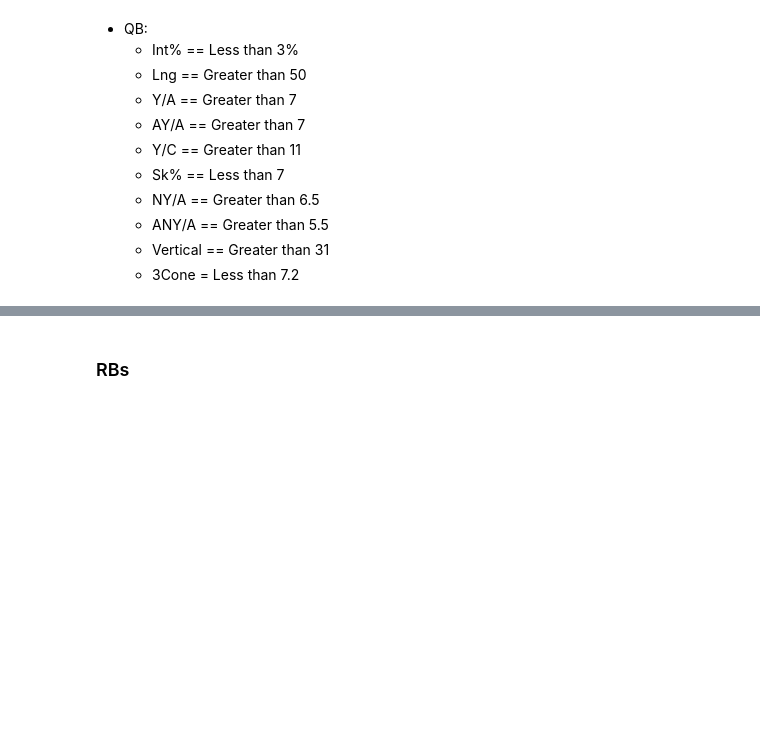
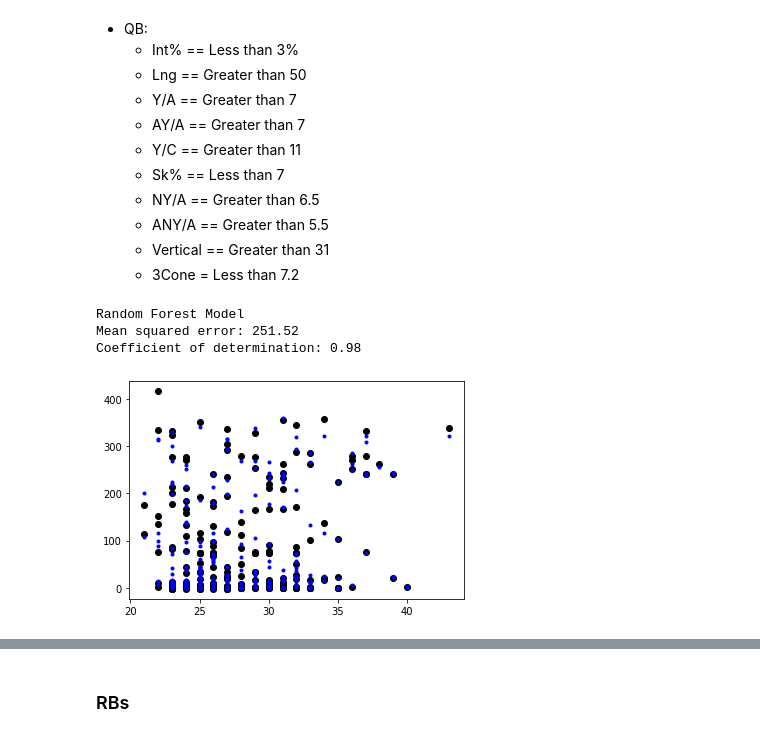
Before and after one commit to mattgilgo/fantasy_football, a Jupyter notebook: models.ipynb, the cells around one changed output, grey strips where cells are left out. Drawn from its saved outputs; the diff is of its cells as text; code cells hidden in the pictures; blank space fills up the shorter version.

Commit message:
added random forest regressor

```diff
--- a/models.ipynb
+++ b/models.ipynb
@@ -164,3 +183,29 @@ y_preds_svr = svr.predict(x_test)
 print("Mean squared error: %.2f" % mean_squared_error(y_test, y_preds_svr))
 # The coefficient of determination: 1 is perfect prediction
 print("Coefficient of determination: %.2f" % r2_score(y_test, y_preds_svr))
+# %%
+# Random Forest Regressor using using fit and predict QB Fantasy Points
+from sklearn.ensemble import RandomForestRegressor
+print('Random Forest Model')
+rf_reg = RandomForestRegressor()
+model_rf = rf_reg.fit(x_train,y_train)
+y_preds_rf = model_rf.predict(x_test)
+
+# The mean squared error
+print("Mean squared error: %.2f" % mean_squared_error(y_test, y_preds_rf))
+# The coefficient of determination: 1 is perfect prediction
+print("Coefficient of determination: %.2f" % r2_score(y_test, y_preds_rf))
+# Print Importance Coefficients
+#cdf = pd.DataFrame(model_rf.coef_, x.columns, columns=['RF Coefficients'])
+#print(cdf)
+
+# Plot outputs
+plt.scatter(x_test.iloc[:,0].values, y_test, color="black")
+plt.plot(x_test.iloc[:,0].values, y_preds_rf, '.', color="blue")
+
+plt.show()
+# %% [output]
+Random Forest Model
+Mean squared error: 251.52
+Coefficient of determination: 0.98
+[figure, added]
```
Also changed, not shown: parts of 2 cells of this notebook.
